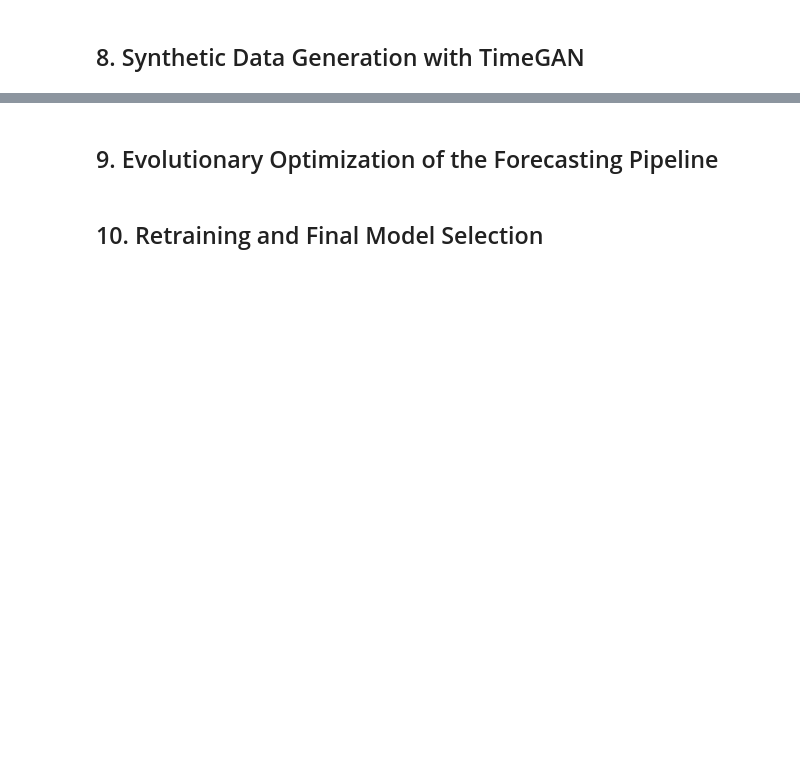
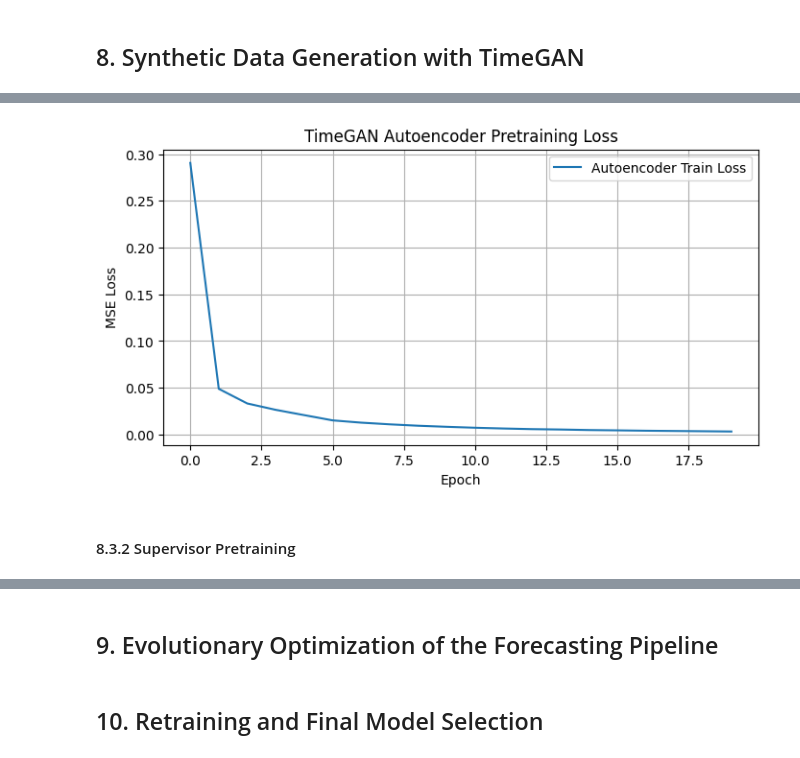
Before and after one commit to logus2k/taap_p4, a Jupyter notebook: notebooks_final_project/final_project_scope_V3.ipynb, the cells around one changed output, grey strips where cells are left out. Drawn from its saved outputs; the diff is of its cells as text; code cells hidden in the pictures; blank space fills up the shorter version.

```diff
--- a/notebooks_final_project/final_project_scope_V3.ipynb
+++ b/notebooks_final_project/final_project_scope_V3.ipynb
@@ -706,0 +842,9 @@ plt.show()
+# %%
+from src.gan.data_prep import make_timegan_sequences, split_synthetic_sequences
+
+TIMEGAN_SEQ_LEN = LOOKBACK + HORIZON
+
+timegan_train_sequences = make_timegan_sequences(X_train_scaled, TIMEGAN_SEQ_LEN)
+
+print("TimeGAN sequence length:", TIMEGAN_SEQ_LEN)
+print("TimeGAN training sequences shape:", timegan_train_sequences.shape)
@@ -706,0 +856,17 @@ plt.show()
+# %%
+from src.gan.config import TIMEGAN_CONFIG
+from src.gan.timegan import TimeGAN
+
+TIMEGAN_CONFIG["seq_len"] = TIMEGAN_SEQ_LEN
+
+timegan = TimeGAN(
+    seq_len=TIMEGAN_CONFIG["seq_len"],
+    n_features=timegan_train_sequences.shape[2],
+    hidden_dim=TIMEGAN_CONFIG["hidden_dim"],
+    num_layers=TIMEGAN_CONFIG["num_layers"],
+    learning_rate=TIMEGAN_CONFIG["learning_rate"],
+    gamma=TIMEGAN_CONFIG["gamma"],
+)
+
+print(TIMEGAN_CONFIG)
+print("TimeGAN input shape:", timegan_train_sequences.shape)
@@ -706,0 +918,7 @@ plt.show()
+# %%
+autoencoder_history = timegan.pretrain_autoencoder(
+    sequences=timegan_train_sequences,
+    epochs=20,
+    batch_size=TIMEGAN_CONFIG["batch_size"],
+    verbose=1,
+)
@@ -706,0 +943,13 @@ plt.show()
+# %%
+plt.figure(figsize=(8, 4))
+plt.plot(autoencoder_history.history["loss"], label="Autoencoder Train Loss")
+plt.title("TimeGAN Autoencoder Pretraining Loss")
+plt.xlabel("Epoch")
+plt.ylabel("MSE Loss")
+plt.grid(True)
+plt.legend()
+plt.show()
+# %% [output]
+[figure, added]
+# %% [markdown]
+#### 8.3.2 Supervisor Pretraining
```
Also changed, not shown: parts of 45 cells of this notebook, 4 other files.
